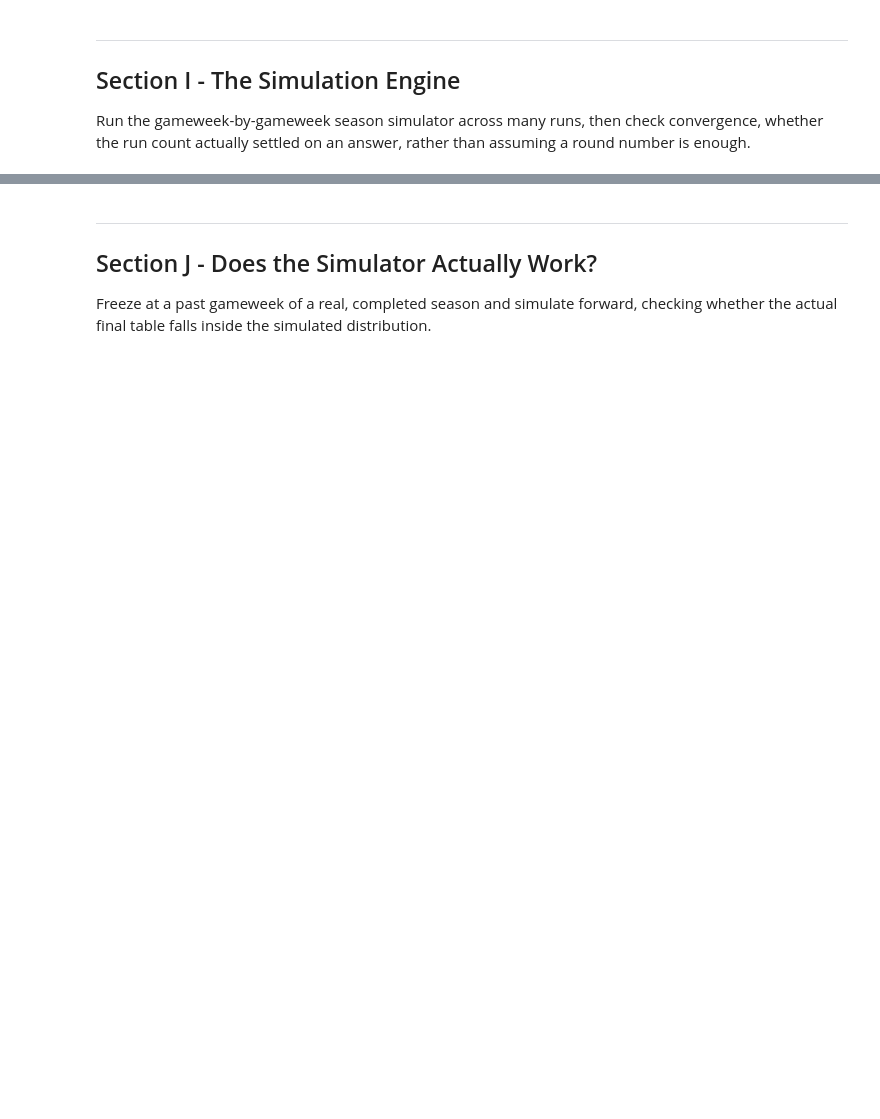
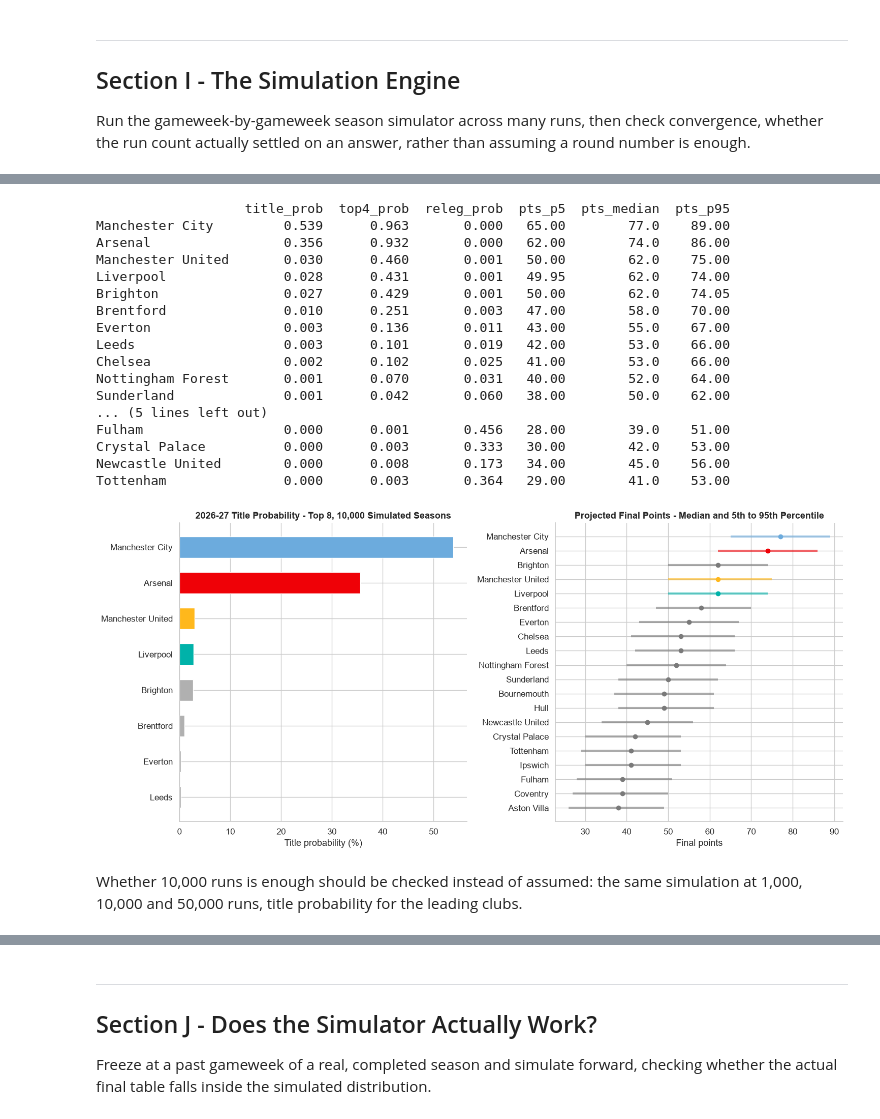
Before and after one commit to ChTej00/Arsenal-Bottle, a Jupyter notebook: notebooks/07_monte_carlo_simulation.ipynb, the cells around one changed output, grey strips where cells are left out. Cells and saved outputs as stored; diff of their text form; code cells hidden in the pictures; blank space fills up the shorter version.

```diff
--- a/notebooks/07_monte_carlo_simulation.ipynb
+++ b/notebooks/07_monte_carlo_simulation.ipynb
@@ -382,6 +408,6 @@ Manchester United       64         12         28             0.877
 # %%
 # fix: for a safe team, use ITS OWN distance above the drop zone, not the shared cushion
-full_long['relag_gap'] = np.where(
+full_long['releg_gap'] = np.where(
     full_long['cum_pts'] >= full_long['pts_17th'],
     full_long['cum_pts'] - full_long['pts_18th'],
     full_long['pts_17th'] - full_long['cum_pts']
@@ -661,0 +795,59 @@ Run the gameweek-by-gameweek season simulator across many runs, then check conve
+# %%
+def summarize(final_pts, teams, seed_tiebreak=123):
+    tie_rng = np.random.default_rng(seed_tiebreak)
+    jitter = tie_rng.random(final_pts.shape) * 1e-6
+    order = np.argsort(-(final_pts + jitter), axis=1)
+    rank = np.argsort(order, axis=1)
+    p5, p50, p95 = np.percentile(final_pts, [5, 50, 95], axis=0)
+    return pd.DataFrame({'title_prob': (rank == 0).mean(axis=0), 'top4_prob': (rank <= 3).mean(axis=0),
+                         'releg_prob': (rank >= 17).mean(axis=0),
+                         'pts_p5': p5, 'pts_median': p50, 'pts_p95': p95},
+                        index=teams).sort_values('title_prob', ascending=False)
+
+summary_10k = summarize(final_points, TEAMS20)
+print(summary_10k.round(3).to_string())
+
+fig, axes = plt.subplots(1, 2, figsize=(15, 7))
+
+top8 = summary_10k.head(8).sort_values('title_prob')
+axes[0].barh(top8.index, top8['title_prob'] * 100,
+             color=[TEAM_PALETTE.get(t, '#B0B0B0') for t in top8.index], height=0.6)
+axes[0].set_xlabel('Title probability (%)')
+axes[0].set_title('2026-27 Title Probability - Top 8, 10,000 Simulated Seasons', fontsize=13, fontweight='bold')
+
+by_median = summary_10k.sort_values('pts_median')
+for i, (team, r) in enumerate(by_median.iterrows()):
+    colour = TEAM_PALETTE.get(team, '#7A7A7A')
+    axes[1].hlines(i, r['pts_p5'], r['pts_p95'], color=colour, linewidth=3, alpha=0.6)
+    axes[1].plot(r['pts_median'], i, 'o', color=colour, markersize=6)
+axes[1].set_yticks(range(len(by_median)))
+axes[1].set_yticklabels(by_median.index)
+axes[1].set_xlabel('Final points')
+axes[1].set_title('Projected Final Points - Median and 5th to 95th Percentile', fontsize=13, fontweight='bold')
+
+for ax in axes:
+    ax.spines['top'].set_visible(False)
+    ax.spines['right'].set_visible(False)
+plt.tight_layout()
+plt.show()
+# %% [output]
+                   title_prob  top4_prob  releg_prob  pts_p5  pts_median  pts_p95
+Manchester City         0.539      0.963       0.000   65.00        77.0    89.00
+Arsenal                 0.356      0.932       0.000   62.00        74.0    86.00
+Manchester United       0.030      0.460       0.001   50.00        62.0    75.00
+Liverpool               0.028      0.431       0.001   49.95        62.0    74.00
+Brighton                0.027      0.429       0.001   50.00        62.0    74.05
+Brentford               0.010      0.251       0.003   47.00        58.0    70.00
+Everton                 0.003      0.136       0.011   43.00        55.0    67.00
+Leeds                   0.003      0.101       0.019   42.00        53.0    66.00
+Chelsea                 0.002      0.102       0.025   41.00        53.0    66.00
+Nottingham Forest       0.001      0.070       0.031   40.00        52.0    64.00
+Sunderland              0.001      0.042       0.060   38.00        50.0    62.00
+... (5 lines left out)
+Fulham                  0.000      0.001       0.456   28.00        39.0    51.00
+Crystal Palace          0.000      0.003       0.333   30.00        42.0    53.00
+Newcastle United        0.000      0.008       0.173   34.00        45.0    56.00
+Tottenham               0.000      0.003       0.364   29.00        41.0    53.00
+[figure, added]
+# %% [markdown]
+Whether 10,000 runs is enough should be checked instead of assumed: the same simulation at 1,000, 10,000 and 50,000 runs, title probability for the leading clubs.
```
Also changed, not shown: parts of 38 cells of this notebook.
